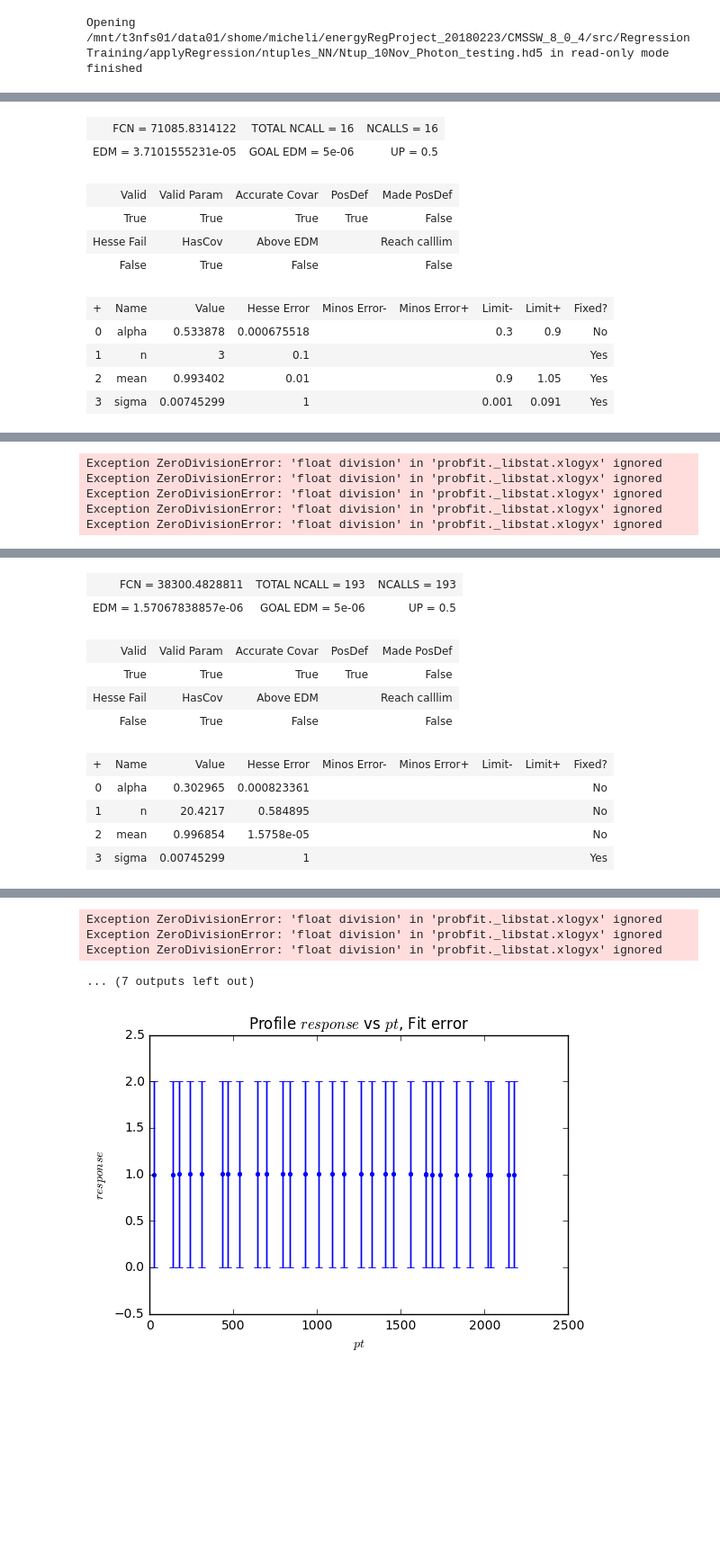
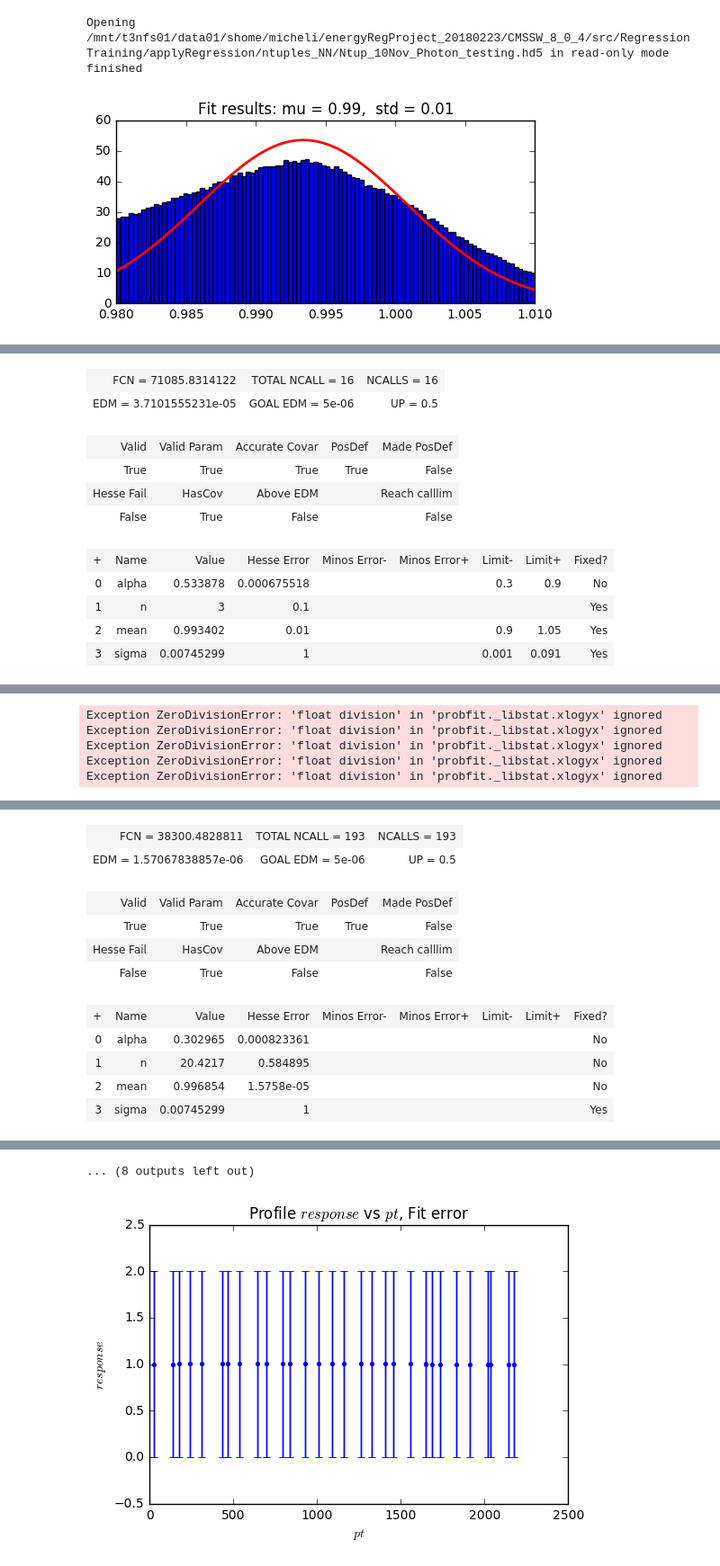
Before and after one commit to kaechb/semester_project, a Jupyter notebook: profile_plots.ipynb, the cells around one changed output, grey strips where cells are left out. Shown: that part at 90% size. Cells and saved outputs as stored; diff of their text form; code cells hidden in the pictures; blank space fills up the shorter version.

Commit message:
floatwthgauss

```diff
--- a/profile_plots.ipynb
+++ b/profile_plots.ipynb
@@ -33,6 +33,17 @@ y_err=[]
 y_err_fit=[]
 y_err_sigma=[]
 notused,bins=pd.cut(df[column],30,retbins=True)#todo: Add errors in histogramm and ratio sqrt(entries)
+# %%
+def gauss(data,xmin,xmax,mu ,std):
+
+# Plot the PDF.
+    plt.hist(data,bins=100,normed=1)
+    x = np.linspace(xmin, xmax, 100)
+    p = norm.pdf(x, mu, std)
+    plt.plot(x, p, 'r', linewidth=2)
+    title = "Fit results: mu = %.2f,  std = %.2f" % (mu, std)
+    plt.title(title)
+    plt.show()
 # %%
 #for original_df in [original_df1,original_df_EE]:
 
@@ -56,7 +67,7 @@ for i in xrange(0,len(bins)-1):
         data_gaussian=df_temp[(df_temp['response']>bound_fit[0] )&
                               (df_temp['response']<bound_fit[1])].loc[:,'response'].astype(float).values
         mu,sigma=norm.fit(data_gaussian)
-
+        gauss(data_gaussian,np.min(data_gaussian),np.max(data_gaussian),mu, sigma)
         normalized_crystalball = probfit.Normalized(probfit.crystalball, bound)
         binned_likelihood = probfit.BinnedLH(normalized_crystalball, data,bins=200)
 
@@ -87,33 +98,34 @@ for i in xrange(0,len(bins)-1):
 
 
 
 
 
         plt.title("hist $response$ for ${}$ in {} to {}".format(column,int(10*bins[i])/10.,int(10*bins[i+1])/10.))
 
         (data_edges, datay), (errorp, errorm), (total_pdf_x, total_pdf_y),parts=binned_likelihood.draw(
         parmloc=((0.7,0.95)),nfbins=201)
         binned_likelihood.show()
         coeff=minuit.args
         y_plot.append(coeff[2])
         x_plot.append(df_temp[column].values[np.argmin(df_temp['response'].values-coeff[2])])
         y_err_fit.append(minuit.errors[2])
         y_err_sigma.append(coeff[3])
 
 
         plt.subplot2grid((5,3),(4,0),rowspan=2,colspan=4).set_yticks([0.8,1])
         ratio=datay/total_pdf_y
         plt.ylim(0.8,1.2)
         plt.plot((data_edges[1:]+data_edges[:-1])/2,ratio,'bo')
         #unbinned_likelihood.draw_residual(minuit,parmloc=(0.7,0.95))
         plt.ylabel(r"$ratio$")
         plt.xlabel("response")
 
 
         #plt.savefig("plots/CB_{}/{}_{}".format(column,suffix,i))
         plt.show()
         break
 # %% [output]
+[figure, added]
 [interactive output not drawn]
 | FCN = 71085.8314122 | TOTAL NCALL = 16 | NCALLS = 16 |
 | EDM = 3.7101555231e-05 | GOAL EDM = 5e-06 | UP = 0.5 |
@@ -145,10 +157,7 @@ Exception ZeroDivisionError: 'float division' in 'probfit._libstat.xlogyx' ignor
 | 2 | mean | 0.996854 | 1.5758e-05 |  |  |  |  | No |
 | 3 | sigma | 0.00745299 | 1 |  |  |  |  | Yes |
 [interactive output not drawn]
-Exception ZeroDivisionError: 'float division' in 'probfit._libstat.xlogyx' ignored
-Exception ZeroDivisionError: 'float division' in 'probfit._libstat.xlogyx' ignored
-Exception ZeroDivisionError: 'float division' in 'probfit._libstat.xlogyx' ignored
+... (8 outputs left out)
-... (7 outputs left out)
 # %%
 suffix='NN'
 plt.figure()
```
